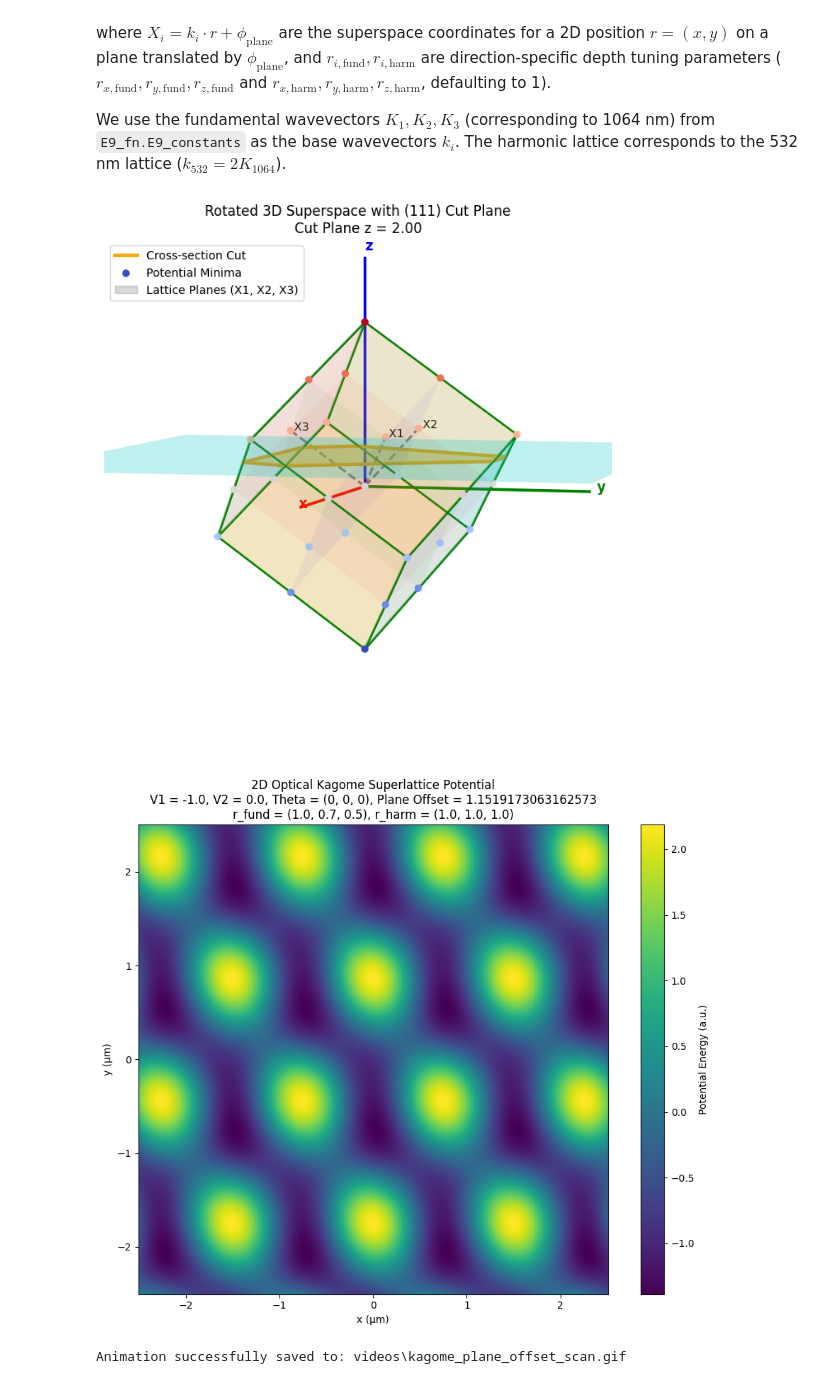
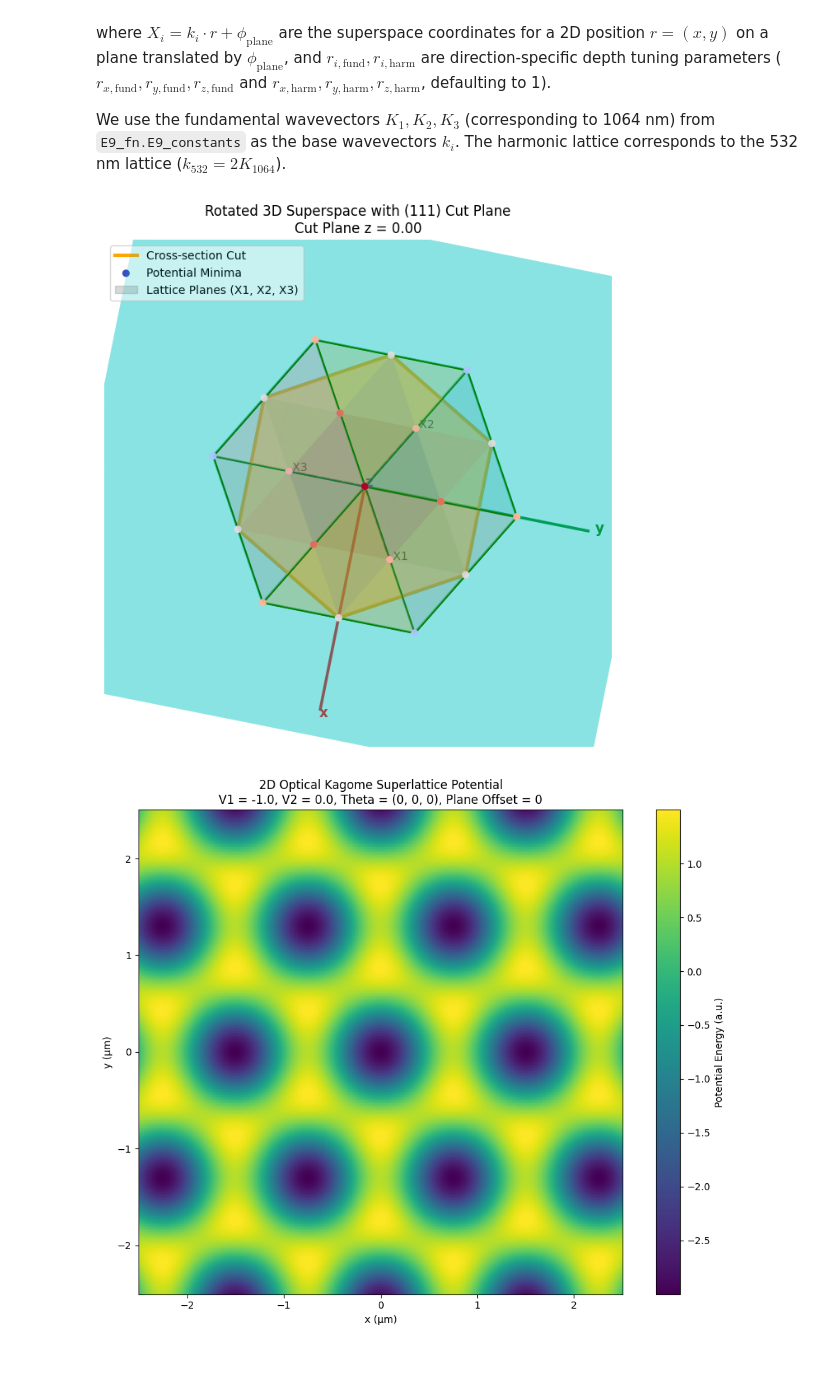
Before and after one commit to Shao-Wen-Chang/E9_constant, a Jupyter notebook: projects/superlattice_translation/kagome_superlattice_calculation.ipynb, the cells around one changed output. Drawn from its saved outputs; the diff is of its cells as text; code cells hidden in the pictures.

```diff
--- a/projects/superlattice_translation/kagome_superlattice_calculation.ipynb
+++ b/projects/superlattice_translation/kagome_superlattice_calculation.ipynb
@@ -227,7 +227,9 @@ def animate_kagome_superlattice(V1, V2, Theta, x_lims = (-2.5e-6, 2.5e-6), y_lim
     print(f"Animation successfully saved to: {filepath}")
     return filepath
 
-def visualize_superspace_plane(plane_offset = 0.0, V1 = -1.0, elev = None, azim = None, show_lattice_planes = True, lattice_plane_alpha = 0.05):
+def visualize_superspace_plane(plane_offset = 0.0, V1 = -1.0, elev = None, azim = None,
+                               repeat_cut_plane = False,
+                               show_lattice_planes = True, lattice_plane_alpha = 0.05):
     """
     Visualizes the (111) plane cut in the 3D superspace using object-oriented Matplotlib.
     The plot is in rotated coordinates (x, y, z) where the (111) plane sits on the x-y axis.
@@ -312,6 +314,9 @@ def visualize_superspace_plane(plane_offset = 0.0, V1 = -1.0, elev = None, azim
 
     # Plot the translucent cutting plane surface
     ax.plot_surface(X_plane, Y_plane, Z_plane, alpha = 0.25, color = 'cyan', edgecolor = 'none')
+    if repeat_cut_plane:
+        ax.plot_surface(X_plane, Y_plane, Z_plane + np.pi * 2/3 * np.sqrt(3), alpha = 0.15, color = 'cyan', edgecolor = 'none')
+        ax.plot_surface(X_plane, Y_plane, Z_plane - np.pi * 2/3 * np.sqrt(3), alpha = 0.15, color = 'cyan', edgecolor = 'none')
 
     # Find the intersection points of the cube's edges with the cut plane z = z_plane
     intersection_points = []
@@ -417,6 +422,8 @@ def visualize_superspace_plane(plane_offset = 0.0, V1 = -1.0, elev = None, azim
 
     # Set aspect ratio to 1:1:1
     ax.set_box_aspect((1, 1, 1))
+
+    return ax
 # %%
 # Example execution
 if __name__ == "__main__":
@@ -429,51 +436,55 @@ if __name__ == "__main__":
     # Geometries are listed for V < 0, 1064nm (fund) only
     Plane_offset = 0            # Triangular
     # Plane_offset = np.pi / 6    # fucked up BN
-    Plane_offset = np.pi / 3 + np.pi / 30    # good BN
+    # Plane_offset = np.pi / 3 + np.pi / 30    # good BN
     # Plane_offset = np.pi / 3    # Honeycomb
     # Plane_offset = np.pi * 2 / 3    # Also Triangular, displaced
     # Plane_offset = np.pi * 2    # Also Triangular, back to 0 offset position
 
     # Optional direction-specific lattice depth tuning (default is all 1.0)
     rx_fund, ry_fund, rz_fund = 1.0, 1.0, 1.0
     rx_harm, ry_harm, rz_harm = 1.0, 1.0, 1.0
-    rx_fund, ry_fund, rz_fund = 1.0, 0.7, 0.5   # Maybe Thouless pumping???
+    # rx_fund, ry_fund, rz_fund = 1.0, 0.7, 0.5   # Maybe Thouless pumping???
 
     # 1. Visualize the 3D superspace cut plane (static)
-    visualize_superspace_plane(Plane_offset + 2 * np.pi,
-                               azim = 15, elev = 5,
+    ax_cut = visualize_superspace_plane(Plane_offset + 2 * np.pi,
+                            #    azim = 15, elev = 5,
+                            #    azim = 15, elev = 0.1,
+                               azim = 15, elev = 90,
+                               repeat_cut_plane = True,
                                show_lattice_planes = True,
                                lattice_plane_alpha = 0.05)
+    ax_cut.set_proj_type('ortho')  # FOV = 0 deg
+    # ax_cut.set_proj_type('persp')  # FOV = 90 deg; default
 
     # 2. Calculate the potential landscape on the translated plane (static)
     X_grid, Y_grid, Potential = calculate_kagome_superlattice(
         V_fund, V_harm, Phase_shifts, plane_offset = Plane_offset,
         x_lims = (-2.5e-6, 2.5e-6),
         y_lims = (-2.5e-6, 2.5e-6),
         rx_fund = rx_fund, ry_fund = ry_fund, rz_fund = rz_fund,
         rx_harm = rx_harm, ry_harm = ry_harm, rz_harm = rz_harm
     )
 
     # 3. Render the 2D potential static visualization
     visualize_potential(X_grid, Y_grid, Potential, V_fund, V_harm, Phase_shifts, Plane_offset,
                         rx_fund = rx_fund, ry_fund = ry_fund, rz_fund = rz_fund,
                         rx_harm = rx_harm, ry_harm = ry_harm, rz_harm = rz_harm)
 
     # 4. Generate and save animation video as Plane_offset is varied from 0 to 2*pi
-    video_path = animate_kagome_superlattice(
-        V_fund, V_harm, Phase_shifts,
-        x_lims = (-2.5e-6, 2.5e-6),
-        y_lims = (-2.5e-6, 2.5e-6),
-        res = 200,
-        rx_fund = rx_fund, ry_fund = ry_fund, rz_fund = rz_fund,
-        rx_harm = rx_harm, ry_harm = ry_harm, rz_harm = rz_harm,
-        n_frames = 60,
-        fps = 5,
-        output_dir = "videos",
-        filename = "kagome_plane_offset_scan.gif",
-        save_format = "gif"
-    )
+    # video_path = animate_kagome_superlattice(
+    #     V_fund, V_harm, Phase_shifts,
+    #     x_lims = (-2.5e-6, 2.5e-6),
+    #     y_lims = (-2.5e-6, 2.5e-6),
+    #     res = 200,
+    #     rx_fund = rx_fund, ry_fund = ry_fund, rz_fund = rz_fund,
+    #     rx_harm = rx_harm, ry_harm = ry_harm, rz_harm = rz_harm,
+    #     n_frames = 60,
+    #     fps = 10,
+    #     output_dir = "videos",
+    #     filename = "kagome_plane_offset_scan.gif",
+    #     save_format = "gif"
+    # )
 # %% [output]
-[figure, old version]
+[figure, new version]
-[figure, old version]
+[figure, new version]
-Animation successfully saved to: videos\kagome_plane_offset_scan.gif
```
Also changed, not shown: parts of 1 cell of this notebook, 34 other files.
